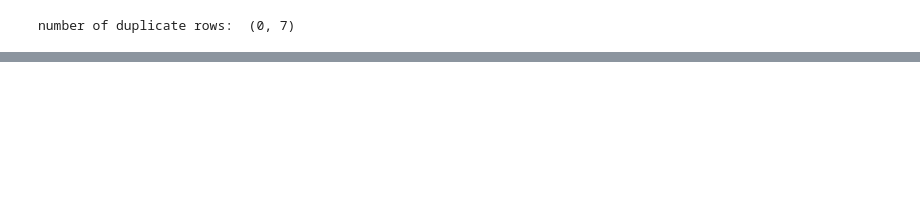
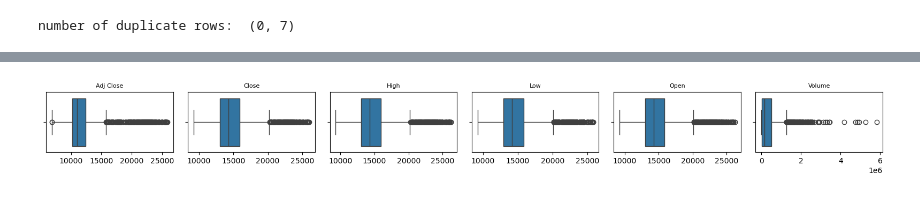
Before and after one commit to YuriBaquero2026/CA1MLB-2026234, a Jupyter notebook: Yuri_Baquero_CA1_MLB.ipynb, the cells around one changed output, grey strips where cells are left out. Cells and saved outputs as stored; diff of their text form; code cells hidden in the pictures; blank space fills up the shorter version.

```diff
--- a/Yuri_Baquero_CA1_MLB.ipynb
+++ b/Yuri_Baquero_CA1_MLB.ipynb
@@ -206,0 +237,5 @@ I am going to convert the columns to the correct data type; in other words, the
+# %%
+df_ICOLCAP_CL["Date"] = pd.to_datetime(
+    df_ICOLCAP_CL["Date"],
+    errors="coerce"
+)
@@ -206,0 +245,15 @@ I am going to convert the columns to the correct data type; in other words, the
+# %%
+numeric_columns = [
+    "Adj Close",
+    "Close",
+    "High",
+    "Low",
+    "Open",
+    "Volume"
+]
+
+for column in numeric_columns:
+    df_ICOLCAP_CL[column] = pd.to_numeric(
+        df_ICOLCAP_CL[column],
+        errors="coerce"
+    )
@@ -228,0 +351,7 @@ The dataset does not have any duplicated row.
+# %%
+df_ICOLCAP_CL = df_ICOLCAP_CL.sort_values(
+    by="Date"
+).reset_index(drop=True)
+print("First Date:", df_ICOLCAP_CL["Date"].min())
+print("Last Date:", df_ICOLCAP_CL["Date"].max())
+df_ICOLCAP_CL.head()
@@ -228,0 +375,18 @@ The dataset does not have any duplicated row.
+# %%
+numeric_cols = df_ICOLCAP_CL.select_dtypes (include=[np.number]).columns
+
+plt.figure(figsize = (16,2))
+n_columns = len(numeric_cols)
+n_rows = (n_columns // 6) + (1 if n_columns % 6 != 0 else 0)
+
+for i, col in enumerate (numeric_cols):
+    plt.subplot(n_rows, 6, i+1)
+    sns.boxplot(x = df_ICOLCAP_CL[col])
+    plt.title(col, fontsize=8)
+    plt.xlabel("")
+    plt.ylabel("")
+
+plt.tight_layout()
+plt.show()
+# %% [output]
+[figure, added]
```
Also changed, not shown: parts of 54 cells of this notebook.
